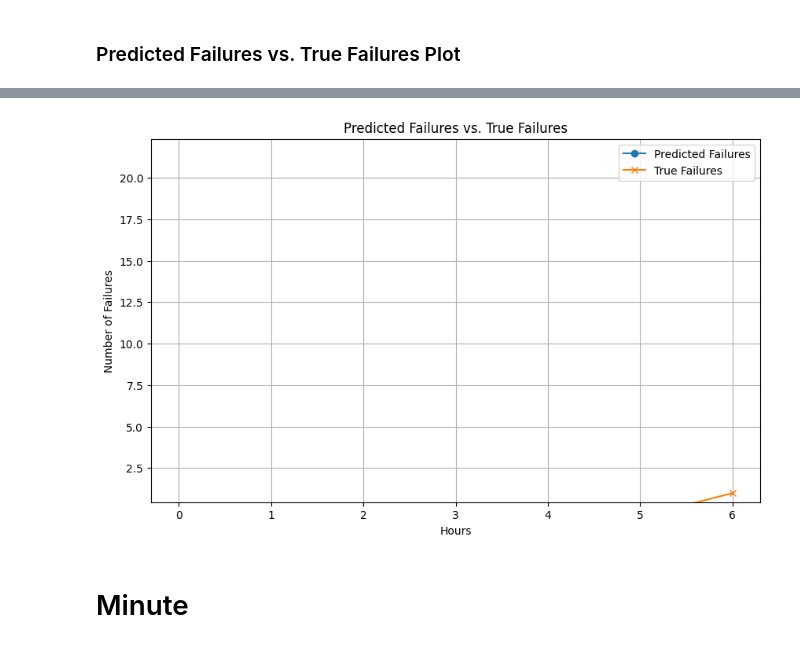
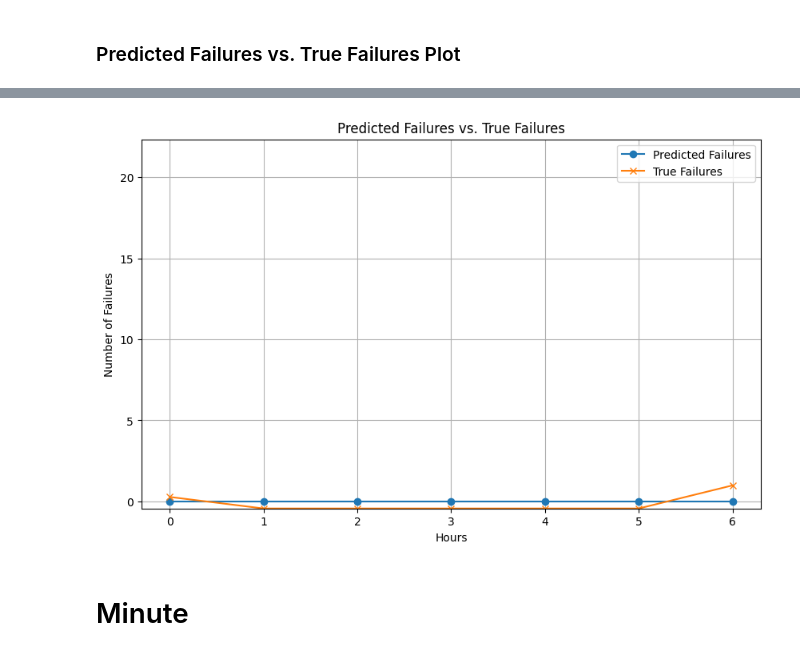
Before and after one commit to yyzangg/honours-programme-project, a Jupyter notebook: TCN.ipynb, the cells around one changed output, grey strips where cells are left out. Saved outputs shown, nothing was run; the diff lists cells and outputs as text; code cells hidden in the pictures.

```diff
--- a/TCN.ipynb
+++ b/TCN.ipynb
@@ -381,7 +381,7 @@ plt.xlabel('Hours')
 plt.ylabel('Number of Failures')
 plt.title('Predicted Failures vs. True Failures')
 plt.legend()
-plt.ylim(target_min_hour, target_max_hour)
+plt.ylim(-target_min_hour, target_max_hour)
 plt.grid(True)
 plt.show()
 # %% [output]
@@ -395,10 +395,10 @@ plt.show()
 Predicted failures for the next 7 hours:
 [0.0, 0.0, 0.0, 0.0, 0.0, 0.0, 0.0]
 
 Mean Squared Error for Predictions: 0.2871
 
 Mean Absolute Error for Predictions: 0.4937
-[figure, old version]
+[figure, new version]
 # %% [markdown]
 # Minute
 # %%
```
Also changed, not shown: parts of 13 cells of this notebook, 2 other files.
